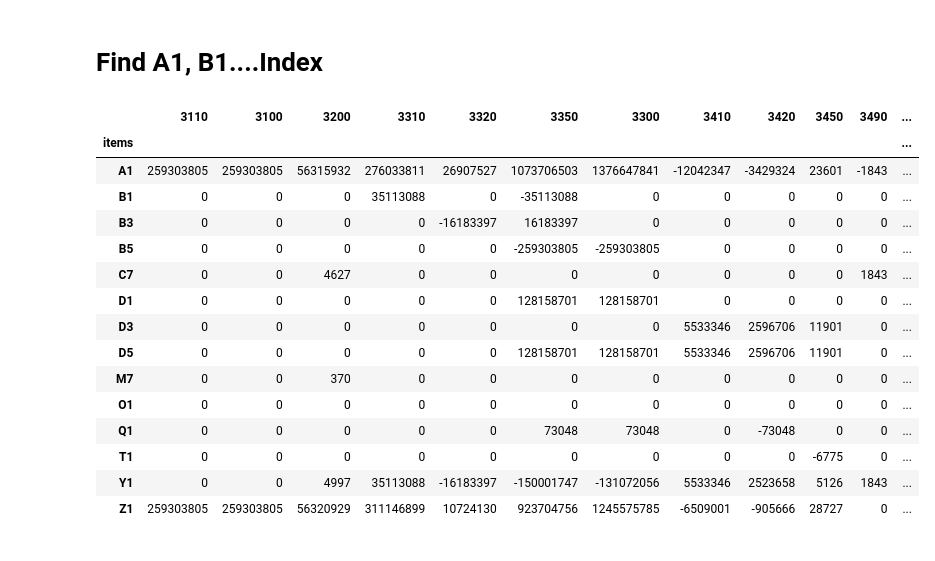
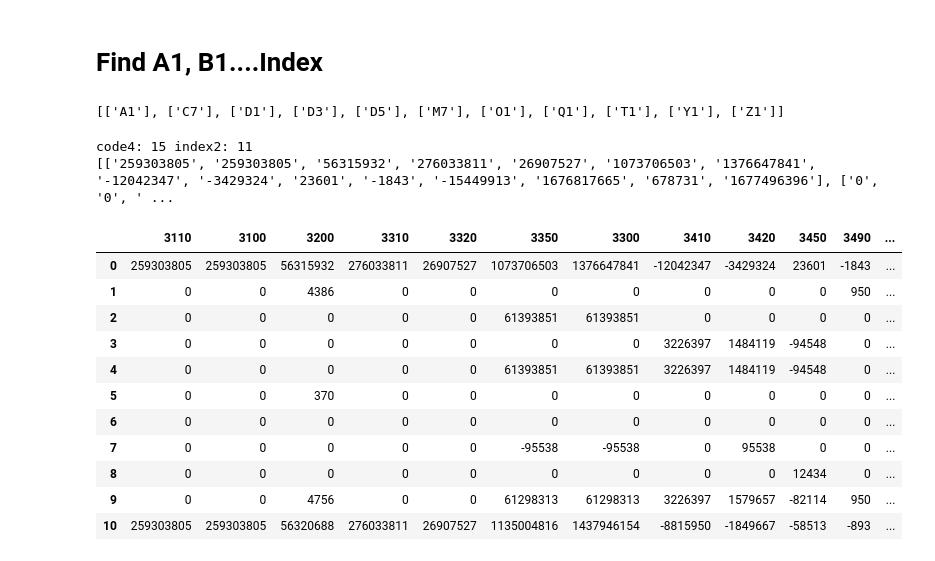
Before and after one commit to Club-TEB101/MOPS, a Jupyter notebook: MOPS_server-java_simple.ipynb, the cells around one changed output. Saved outputs shown, nothing was run; the diff lists cells and outputs as text; code cells hidden in the pictures.

```diff
--- a/MOPS_server-java_simple.ipynb
+++ b/MOPS_server-java_simple.ipynb
@@ -4,8 +4,9 @@ from requests.adapters import HTTPAdapter
 from bs4 import BeautifulSoup as bs4
 
 header= {'User-Agent': 'Mozilla/5.0 (Windows NT 10.0; Win64; x64) AppleWebKit/537.36 (KHTML, like Gecko) Chrome/83.0.4103.106 Safari/537.36'}
-url='https://mops.twse.com.tw/server-java/t164sb01?step=1&CO_ID=2330&SYEAR=2019&SSEASON=2&REPORT_ID=C'
+url='https://mops.twse.com.tw/server-java/t164sb01?step=1&CO_ID=2330&SYEAR=2019&SSEASON=1&REPORT_ID=C'
 
+print(url)
 
 web_ss = requests.session()
 ss_adapter = HTTPAdapter(max_retries=3)
@@ -16,4 +17,4 @@ if res.status_code == 200:
     #soup = bs4(res.text, "lxml")
     soup = bs4(res.text, "html.parser")
     tables = soup.select('table')
-#print(tables)
+print(tables)
@@ -150,6 +193,9 @@ for _td in td:
     if re.findall('^[A-Z][0-9]', _td.text.strip()) !=[]:
         CI.append(re.findall('^[A-Z][0-9]', _td.text.strip()))
         #print(code_index[0])
+print(CI)
+# %% [output]
+[['A1'], ['C7'], ['D1'], ['D3'], ['D5'], ['M7'], ['O1'], ['Q1'], ['T1'], ['Y1'], ['Z1']]
 # %%
 import re
 import pandas as pd
@@ -174,60 +220,59 @@ for _th in th:
         j+=1
 #print(code4)
 #print(code4.keys())
 
 #index=[]
 index2={}
 for _cht, _en, _CI in zip(cht[j:], en[j:], CI):
     #index.append({'code_index':_CI[0],'cht_index':_cht.text.strip(), 'en_index': _en.text.strip()})
     index2[_CI[0]]={'iName':{'cht': _cht.text.strip(),'en': _en.text.strip()}}
     #print(code_index)
     #print(cht_index)
     #print(en_index)
 #print(index2)
-#print(index2.keys())
+#print(index2.keys(), len(index2.keys()))
 
-k= len(code4)
+k1= len(code4)
 
-#print(k)
-
+k2= len(index2.keys())
+print('code4:', k1, 'index2:', k2)
 
 #for _amt in amt:
 #    print(_amt.text)
 
-amt_row= [[] for x in range(k-1)]
+amt_row= [[] for x in range(k2)]
 #print(amt_row)
+
 j=0
 for i, _amt in enumerate(amt):
     #print(i, _amt.text)
-    if i==0 or i % k!= 0:
-        amt_row[j].append(_amt.text.strip().replace(',','').replace('(','-').replace(')',''))
-        #print(amt_row[j])
+    if i==0 or i % k1!= 0:
+        if j<k2:
+            amt_row[j].append(_amt.text.strip().replace(',','').replace('(','-').replace(')',''))
     else:
         j+=1
-        amt_row[j].append(_amt.text.strip().replace(',','').replace('(','-').replace(')',''))
-#print(amt_row)
+        if j<k2:
+            amt_row[j].append(_amt.text.strip().replace(',','').replace('(','-').replace(')',''))
 
-df=pd.DataFrame(columns=code4.keys())
+print(amt_row, len(amt_row))
 
-df=pd.DataFrame(np.array(amt_row),
-                   columns=code4.keys())
-df['items']=index2.keys()
-df.set_index('items', inplace=True)
+
+df=pd.DataFrame(np.array(amt_row),columns=code4.keys())
+#df['items']=index2.keys()
+#df.set_index('items', inplace=True)
 df
 # %% [output]
+code4: 15 index2: 11
+[['259303805', '259303805', '56315932', '276033811', '26907527', '1073706503', '1376647841', '-12042347', '-3429324', '23601', '-1843', '-15449913', '1676817665', '678731', '1677496396'], ['0', '0', ' ...
 |  | 3110 | 3100 | 3200 | 3310 | 3320 | 3350 | 3300 | 3410 | 3420 | 3450 | 3490 | ... |
-| items |  |  |  |  |  |  |  |  |  |  |  | ... |
-| A1 | 259303805 | 259303805 | 56315932 | 276033811 | 26907527 | 1073706503 | 1376647841 | -12042347 | -3429324 | 23601 | -1843 | ... |
-| B1 | 0 | 0 | 0 | 35113088 | 0 | -35113088 | 0 | 0 | 0 | 0 | 0 | ... |
-| B3 | 0 | 0 | 0 | 0 | -16183397 | 16183397 | 0 | 0 | 0 | 0 | 0 | ... |
-| B5 | 0 | 0 | 0 | 0 | 0 | -259303805 | -259303805 | 0 | 0 | 0 | 0 | ... |
-| C7 | 0 | 0 | 4627 | 0 | 0 | 0 | 0 | 0 | 0 | 0 | 1843 | ... |
-| D1 | 0 | 0 | 0 | 0 | 0 | 128158701 | 128158701 | 0 | 0 | 0 | 0 | ... |
-| D3 | 0 | 0 | 0 | 0 | 0 | 0 | 0 | 5533346 | 2596706 | 11901 | 0 | ... |
-| D5 | 0 | 0 | 0 | 0 | 0 | 128158701 | 128158701 | 5533346 | 2596706 | 11901 | 0 | ... |
-| M7 | 0 | 0 | 370 | 0 | 0 | 0 | 0 | 0 | 0 | 0 | 0 | ... |
-| O1 | 0 | 0 | 0 | 0 | 0 | 0 | 0 | 0 | 0 | 0 | 0 | ... |
-| Q1 | 0 | 0 | 0 | 0 | 0 | 73048 | 73048 | 0 | -73048 | 0 | 0 | ... |
-| T1 | 0 | 0 | 0 | 0 | 0 | 0 | 0 | 0 | 0 | -6775 | 0 | ... |
-| Y1 | 0 | 0 | 4997 | 35113088 | -16183397 | -150001747 | -131072056 | 5533346 | 2523658 | 5126 | 1843 | ... |
-| Z1 | 259303805 | 259303805 | 56320929 | 311146899 | 10724130 | 923704756 | 1245575785 | -6509001 | -905666 | 28727 | 0 | ... |
+| 0 | 259303805 | 259303805 | 56315932 | 276033811 | 26907527 | 1073706503 | 1376647841 | -12042347 | -3429324 | 23601 | -1843 | ... |
+| 1 | 0 | 0 | 4386 | 0 | 0 | 0 | 0 | 0 | 0 | 0 | 950 | ... |
+| 2 | 0 | 0 | 0 | 0 | 0 | 61393851 | 61393851 | 0 | 0 | 0 | 0 | ... |
+| 3 | 0 | 0 | 0 | 0 | 0 | 0 | 0 | 3226397 | 1484119 | -94548 | 0 | ... |
+| 4 | 0 | 0 | 0 | 0 | 0 | 61393851 | 61393851 | 3226397 | 1484119 | -94548 | 0 | ... |
+| 5 | 0 | 0 | 370 | 0 | 0 | 0 | 0 | 0 | 0 | 0 | 0 | ... |
+| 6 | 0 | 0 | 0 | 0 | 0 | 0 | 0 | 0 | 0 | 0 | 0 | ... |
+| 7 | 0 | 0 | 0 | 0 | 0 | -95538 | -95538 | 0 | 95538 | 0 | 0 | ... |
+| 8 | 0 | 0 | 0 | 0 | 0 | 0 | 0 | 0 | 0 | 12434 | 0 | ... |
+| 9 | 0 | 0 | 4756 | 0 | 0 | 61298313 | 61298313 | 3226397 | 1579657 | -82114 | 950 | ... |
+| 10 | 259303805 | 259303805 | 56320688 | 276033811 | 26907527 | 1135004816 | 1437946154 | -8815950 | -1849667 | -58513 | -893 | ... |
```
Also changed, not shown: parts of 6 cells of this notebook.
